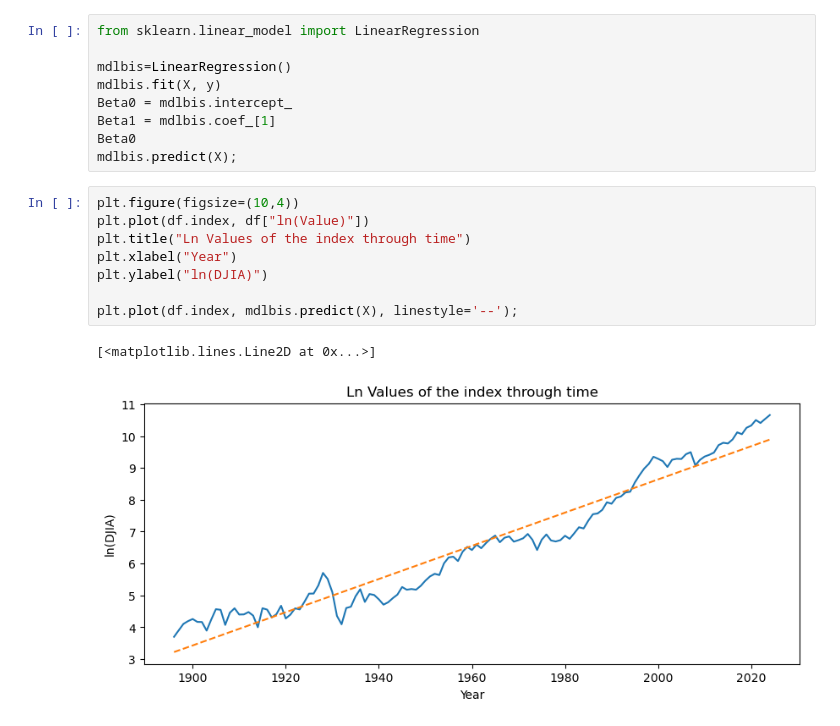
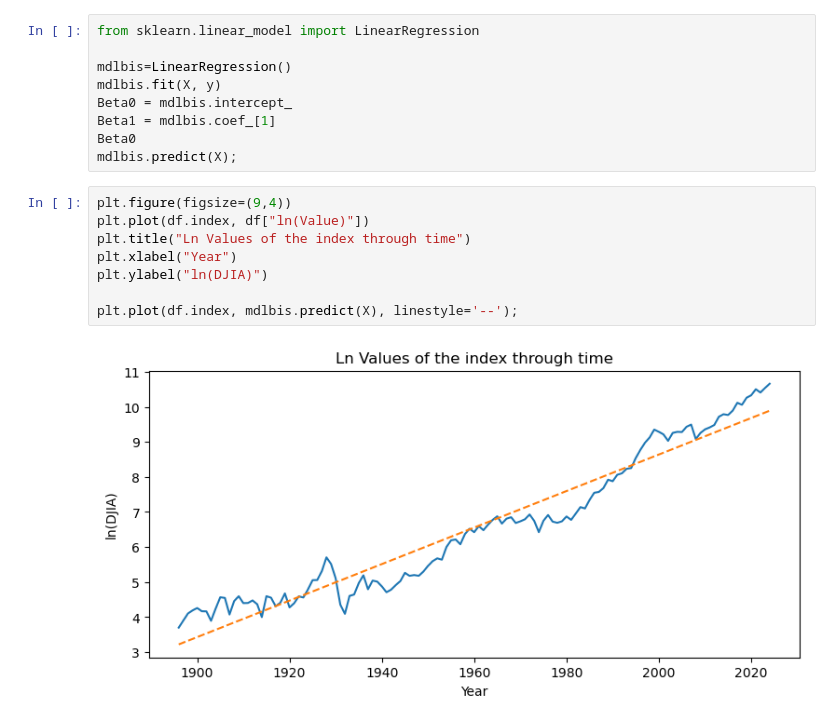
Before and after one commit to ArilesHireche/Investment-and-Financial-Markets-exercises, a Jupyter notebook: DJIA.ipynb, the cells around one changed output. Cells and saved outputs as stored; diff of their text form.

```diff
--- a/DJIA.ipynb
+++ b/DJIA.ipynb
@@ -130,13 +130,12 @@ Beta1 = mdlbis.coef_[1]
 Beta0
 mdlbis.predict(X);
 # %%
-plt.figure(figsize=(10,4))
+plt.figure(figsize=(9,4))
 plt.plot(df.index, df["ln(Value)"])
 plt.title("Ln Values of the index through time")
 plt.xlabel("Year")
 plt.ylabel("ln(DJIA)")
 
 plt.plot(df.index, mdlbis.predict(X), linestyle='--');
 # %% [output]
-[<matplotlib.lines.Line2D at 0x...>]
-[figure, old version]
+[figure, new version]
```
Also changed, not shown: parts of 4 cells of this notebook.
